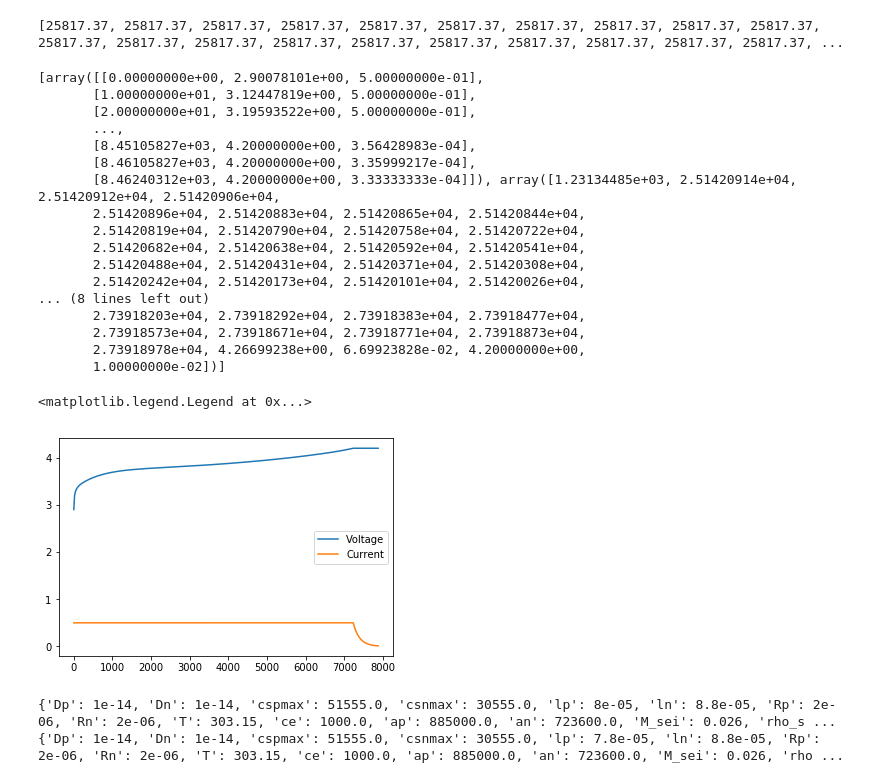
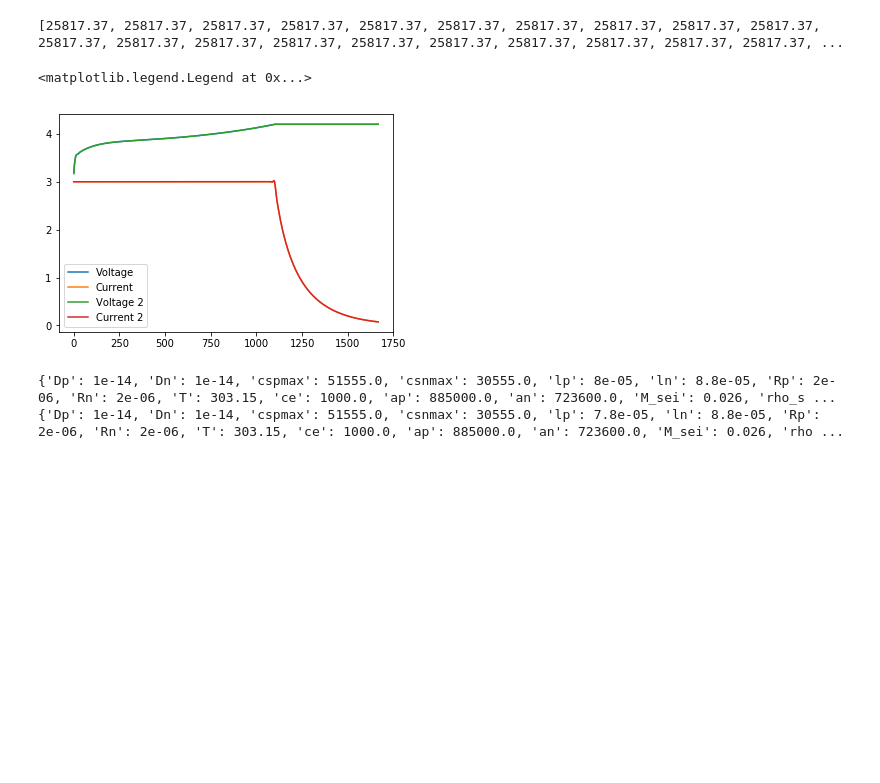
Before and after one commit to nealde/Ampere, a Jupyter notebook: Batt500_demo.ipynb, the cells around one changed output. Saved outputs shown, nothing was run; the diff lists cells and outputs as text; code cells hidden in the pictures; blank space fills up the shorter version.

```diff
--- a/Batt500_demo.ipynb
+++ b/Batt500_demo.ipynb
@@ -108,36 +108,24 @@ print(spm1.discharge_ICs)
 [25817.37, 25817.37, 25817.37, 25817.37, 25817.37, 25817.37, 25817.37, 25817.37, 25817.37, 25817.37, 25817.37, 25817.37, 25817.37, 25817.37, 25817.37, 25817.37, 25817.37, 25817.37, 25817.37, 25817.37, ...
 # %%
 import time
-# st = time.time()
-# for i in range(50):
-data = spm1.charge(current=0.5, trim=True
+st = time.time()
+# for i in range(500):
+data = spm1.charge(current=3.0, trim=True)
+spm2 = SingleParticleFDSEI()
+data2 = spm2.charge(current=3.0, trim=True)
 # print(data.curr)
 # print(spm1.current_state)
 # data = spm1.discharge(current=1.0, trim=True, from_current_state=True)
-# print((time.time()-st)/50)
+# print((time.time()-st)/500)
 plt.plot(data[0], data[1], label = 'Voltage')
 plt.plot(data[0], data[2], label = 'Current')
+
+plt.plot(data2[0], data2[1], label = 'Voltage 2')
+plt.plot(data2[0], data2[2], label = 'Current 2')
 plt.legend()
 # %% [output]
-[array([[0.00000000e+00, 2.90078101e+00, 5.00000000e-01],
-       [1.00000000e+01, 3.12447819e+00, 5.00000000e-01],
-       [2.00000000e+01, 3.19593522e+00, 5.00000000e-01],
-       ...,
-       [8.45105827e+03, 4.20000000e+00, 3.56428983e-04],
-       [8.46105827e+03, 4.20000000e+00, 3.35999217e-04],
-       [8.46240312e+03, 4.20000000e+00, 3.33333333e-04]]), array([1.23134485e+03, 2.51420914e+04, 2.51420912e+04, 2.51420906e+04,
-       2.51420896e+04, 2.51420883e+04, 2.51420865e+04, 2.51420844e+04,
-       2.51420819e+04, 2.51420790e+04, 2.51420758e+04, 2.51420722e+04,
-       2.51420682e+04, 2.51420638e+04, 2.51420592e+04, 2.51420541e+04,
-       2.51420488e+04, 2.51420431e+04, 2.51420371e+04, 2.51420308e+04,
-       2.51420242e+04, 2.51420173e+04, 2.51420101e+04, 2.51420026e+04,
-... (8 lines left out)
-       2.73918203e+04, 2.73918292e+04, 2.73918383e+04, 2.73918477e+04,
-       2.73918573e+04, 2.73918671e+04, 2.73918771e+04, 2.73918873e+04,
-       2.73918978e+04, 4.26699238e+00, 6.69923828e-02, 4.20000000e+00,
-       1.00000000e-02])]
+<matplotlib.legend.Legend at 0x...>
-<matplotlib.legend.Legend at 0x...>
-[figure, old version]
+[figure, new version]
 # %%
 # generate experimental data with some set of parameters
 
```
Also changed, not shown: 1 other file.
